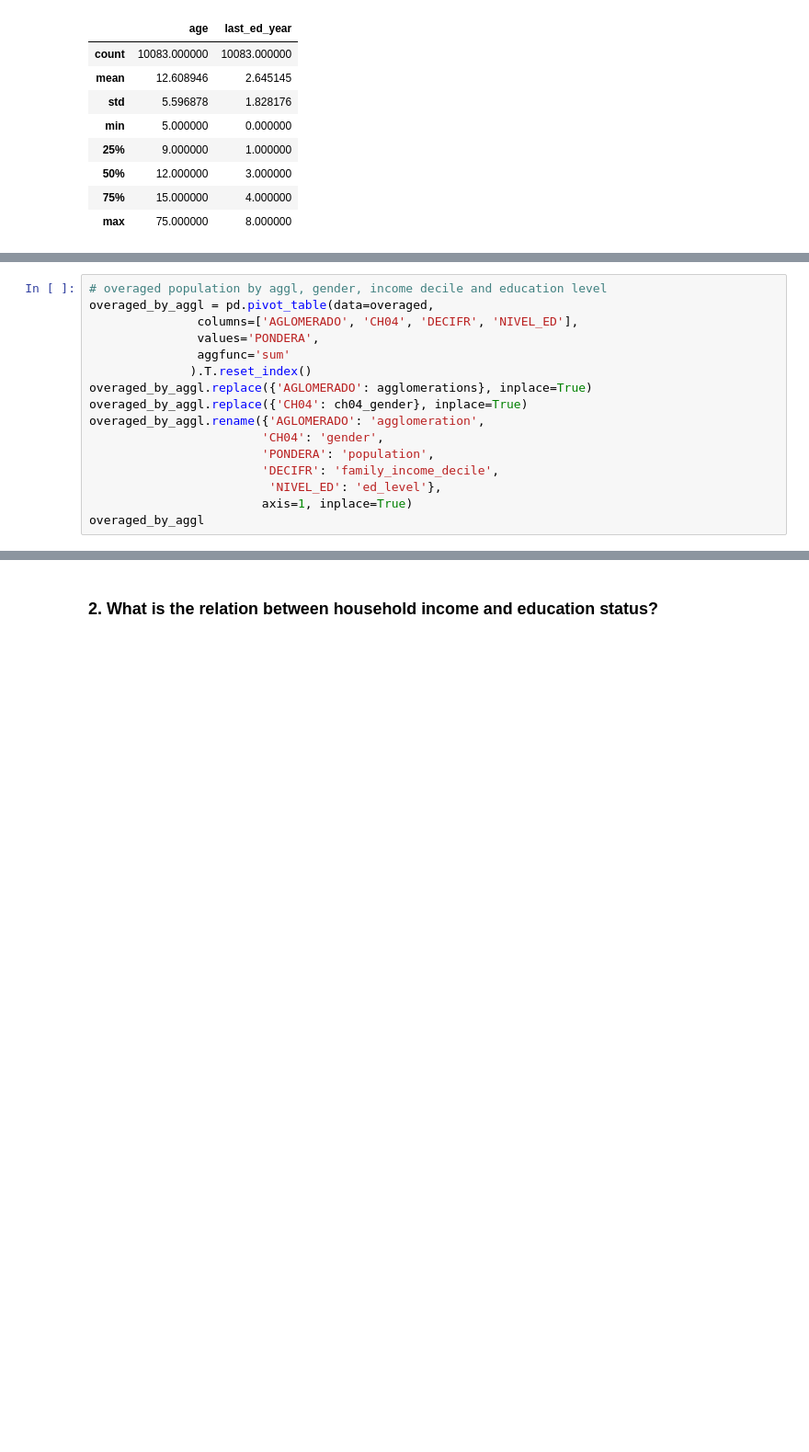
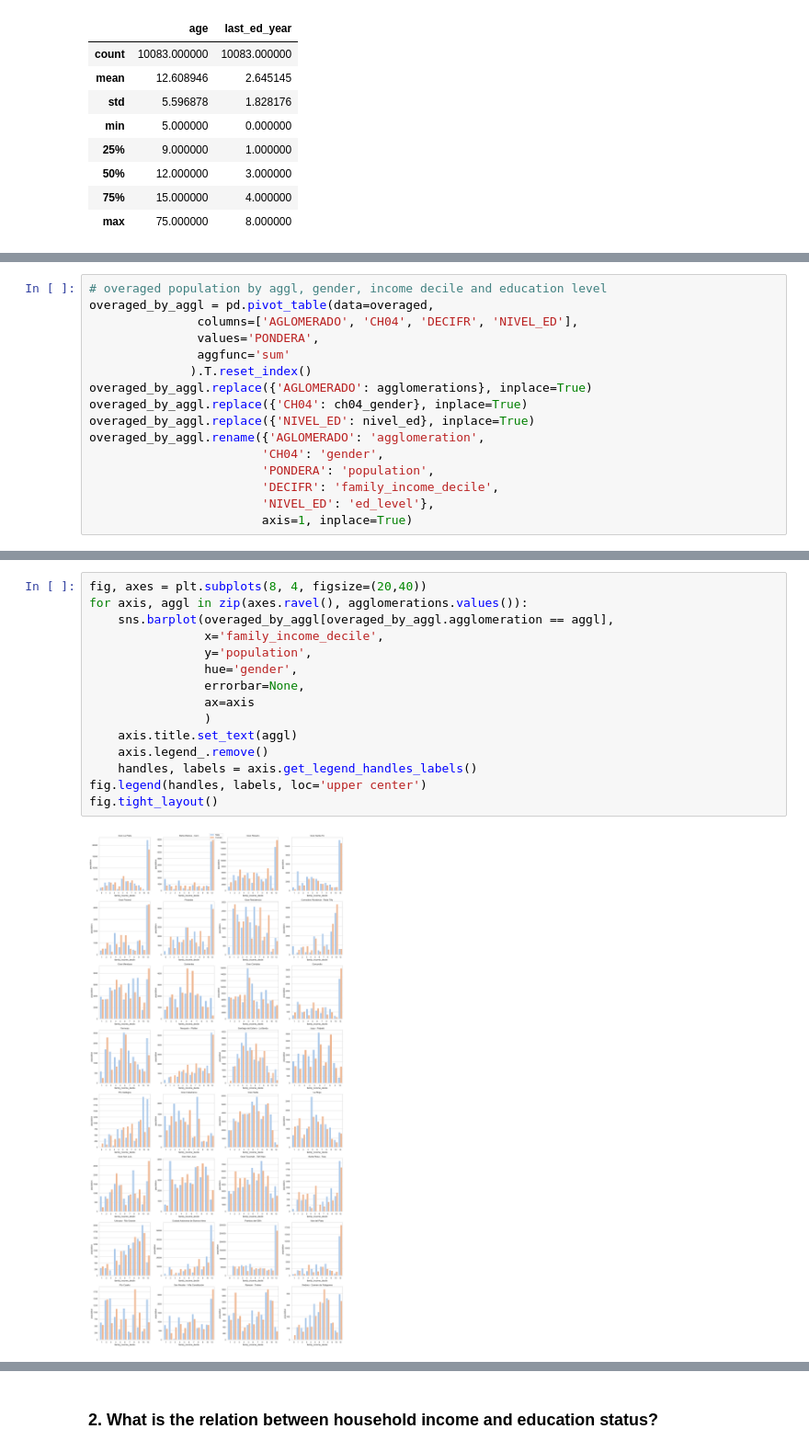
Before and after one commit to jbeiroa/learnground, a Jupyter notebook: projects/eph_sc_dropouts/EPH_School_Dropouts_Exploratory_Analysis.ipynb, the cells around one changed output, grey strips where cells are left out. Shown at 92% size. Saved outputs shown, nothing was run; the diff lists cells and outputs as text; blank space fills up the shorter version.

Commit message:
added plot of overaged population to EPH school dropouts project

```diff
--- a/projects/eph_sc_dropouts/EPH_School_Dropouts_Exploratory_Analysis.ipynb
+++ b/projects/eph_sc_dropouts/EPH_School_Dropouts_Exploratory_Analysis.ipynb
@@ -418,10 +417,10 @@ overaged_by_aggl = pd.pivot_table(data=overaged,
               ).T.reset_index()
 overaged_by_aggl.replace({'AGLOMERADO': agglomerations}, inplace=True)
 overaged_by_aggl.replace({'CH04': ch04_gender}, inplace=True)
+overaged_by_aggl.replace({'NIVEL_ED': nivel_ed}, inplace=True)
 overaged_by_aggl.rename({'AGLOMERADO': 'agglomeration',
                         'CH04': 'gender',
                         'PONDERA': 'population',
                         'DECIFR': 'family_income_decile',
-                         'NIVEL_ED': 'ed_level'},
+                        'NIVEL_ED': 'ed_level'},
                         axis=1, inplace=True)
-overaged_by_aggl
@@ -442 +431,18 @@ overaged_by_aggl
+# %%
+fig, axes = plt.subplots(8, 4, figsize=(20,40))
+for axis, aggl in zip(axes.ravel(), agglomerations.values()):
+    sns.barplot(overaged_by_aggl[overaged_by_aggl.agglomeration == aggl],
+                x='family_income_decile',
+                y='population',
+                hue='gender',
+                errorbar=None,
+                ax=axis
+                )
+    axis.title.set_text(aggl)
+    axis.legend_.remove()
+    handles, labels = axis.get_legend_handles_labels()
+fig.legend(handles, labels, loc='upper center')
+fig.tight_layout()
+# %% [output]
+[figure, added]
 # %% [markdown]
```
Also changed, not shown: parts of 6 cells of this notebook, 1 other file.
